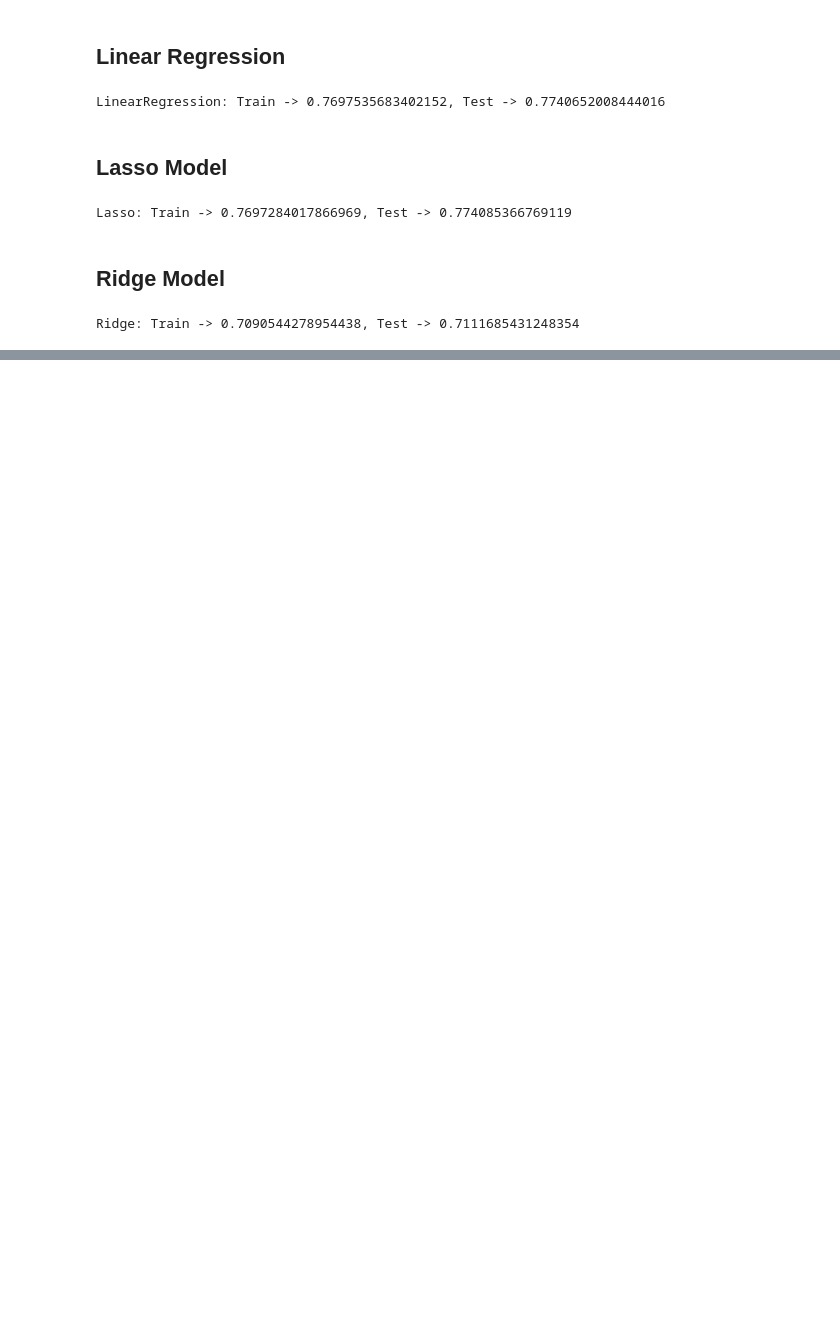
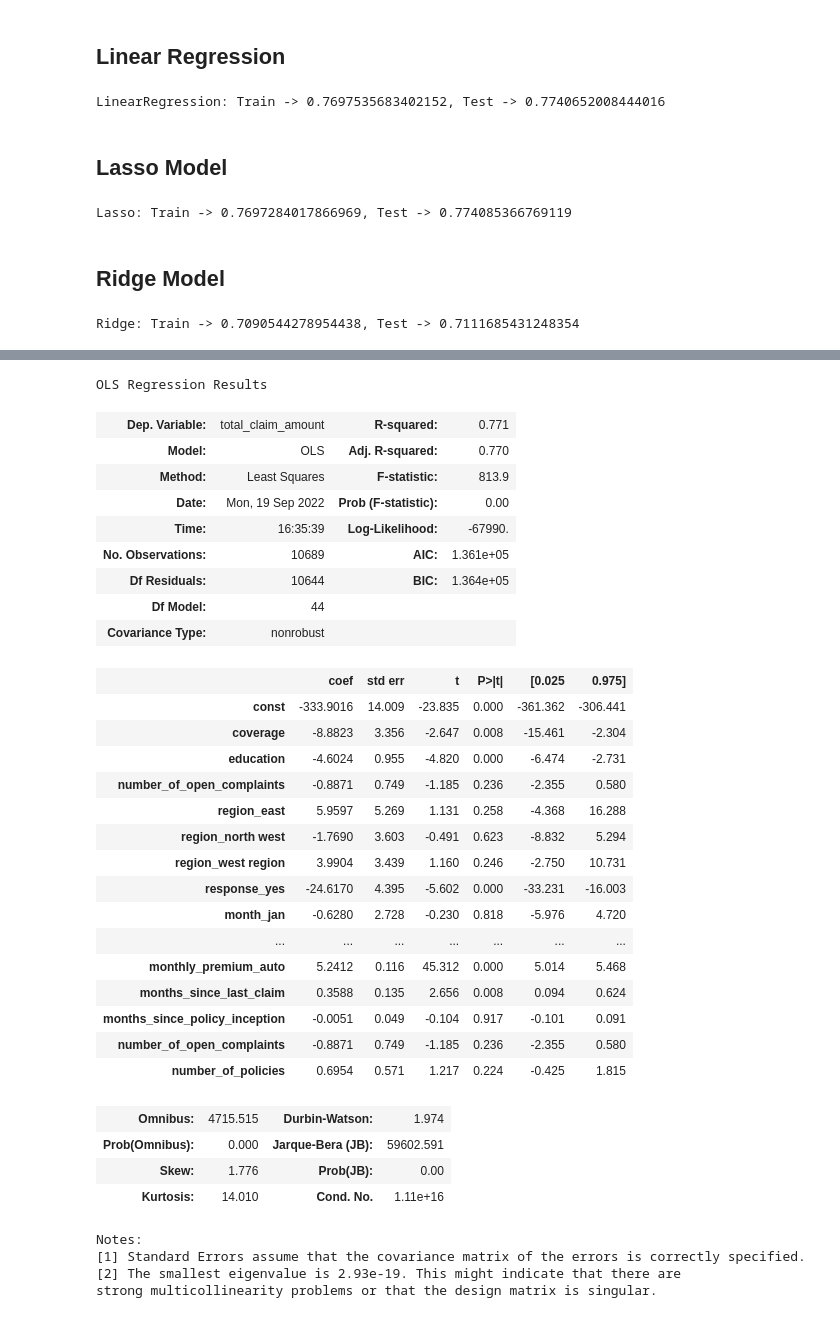
Before and after one commit to Aykut-Avci/exercises, a Jupyter notebook: Model_comparison.ipynb, the cells around one changed output, grey strips where cells are left out. Drawn from its saved outputs; the diff is of its cells as text; code cells hidden in the pictures; blank space fills up the shorter version.

```diff
--- a/Model_comparison.ipynb
+++ b/Model_comparison.ipynb
@@ -160,0 +292,7 @@ Ridge: Train -> 0.7090544278954438, Test -> 0.7111685431248354
+# %%
+
+
+X = data_encoded.drop(['total_claim_amount'],axis = 1)
+# %%
+X_added_constant = sm.add_constant(X)
+X_added_constant
@@ -160,0 +313,38 @@ Ridge: Train -> 0.7090544278954438, Test -> 0.7111685431248354
+# %%
+model = sm.OLS(y,X_added_constant).fit()
+model.summary()
+# %% [output]
+OLS Regression Results
+| Dep. Variable: | total_claim_amount | R-squared: | 0.771 |
+| Model: | OLS | Adj. R-squared: | 0.770 |
+| Method: | Least Squares | F-statistic: | 813.9 |
+| Date: | Mon, 19 Sep 2022 | Prob (F-statistic): | 0.00 |
+| Time: | 16:35:39 | Log-Likelihood: | -67990. |
+| No. Observations: | 10689 | AIC: | 1.361e+05 |
+| Df Residuals: | 10644 | BIC: | 1.364e+05 |
+| Df Model: | 44 |  |  |
+| Covariance Type: | nonrobust |  |  |
+|  | coef | std err | t | P>|t| | [0.025 | 0.975] |
+| const | -333.9016 | 14.009 | -23.835 | 0.000 | -361.362 | -306.441 |
+| coverage | -8.8823 | 3.356 | -2.647 | 0.008 | -15.461 | -2.304 |
+| education | -4.6024 | 0.955 | -4.820 | 0.000 | -6.474 | -2.731 |
+| number_of_open_complaints | -0.8871 | 0.749 | -1.185 | 0.236 | -2.355 | 0.580 |
+| region_east | 5.9597 | 5.269 | 1.131 | 0.258 | -4.368 | 16.288 |
+| region_north west | -1.7690 | 3.603 | -0.491 | 0.623 | -8.832 | 5.294 |
+| region_west region | 3.9904 | 3.439 | 1.160 | 0.246 | -2.750 | 10.731 |
+| response_yes | -24.6170 | 4.395 | -5.602 | 0.000 | -33.231 | -16.003 |
+| month_jan | -0.6280 | 2.728 | -0.230 | 0.818 | -5.976 | 4.720 |
+| ... | ... | ... | ... | ... | ... | ... |
+| monthly_premium_auto | 5.2412 | 0.116 | 45.312 | 0.000 | 5.014 | 5.468 |
+| months_since_last_claim | 0.3588 | 0.135 | 2.656 | 0.008 | 0.094 | 0.624 |
+| months_since_policy_inception | -0.0051 | 0.049 | -0.104 | 0.917 | -0.101 | 0.091 |
+| number_of_open_complaints | -0.8871 | 0.749 | -1.185 | 0.236 | -2.355 | 0.580 |
+| number_of_policies | 0.6954 | 0.571 | 1.217 | 0.224 | -0.425 | 1.815 |
+| Omnibus: | 4715.515 | Durbin-Watson: | 1.974 |
+| Prob(Omnibus): | 0.000 | Jarque-Bera (JB): | 59602.591 |
+| Skew: | 1.776 | Prob(JB): | 0.00 |
+| Kurtosis: | 14.010 | Cond. No. | 1.11e+16 |
+Notes:
+[1] Standard Errors assume that the covariance matrix of the errors is correctly specified.
+[2] The smallest eigenvalue is 2.93e-19. This might indicate that there are
+strong multicollinearity problems or that the design matrix is singular.
```
Also changed, not shown: parts of 12 cells of this notebook.
